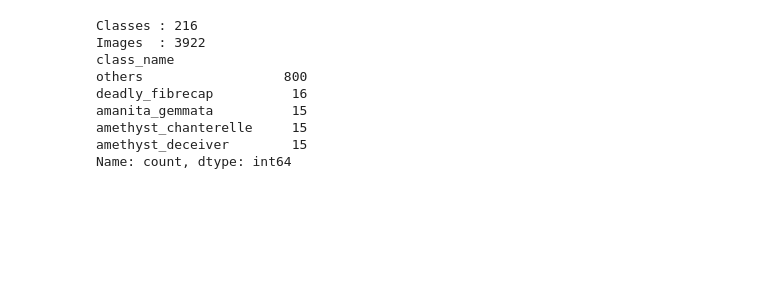
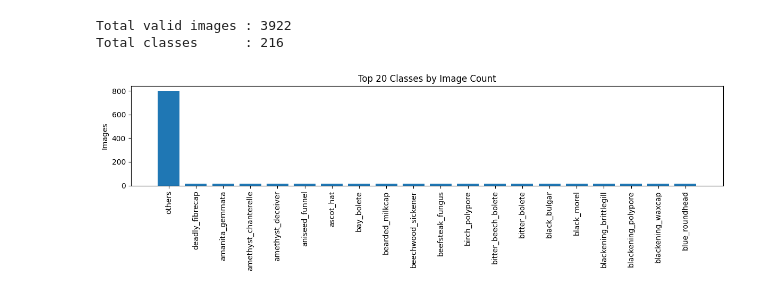
Before and after one commit to abrahamjerson/Mushroom-Classifier-Wep-App, a Jupyter notebook: model.ipynb, the cells around one changed output. Drawn from its saved outputs; the diff is of its cells as text; code cells hidden in the pictures; blank space fills up the shorter version.

```diff
--- a/model.ipynb
+++ b/model.ipynb
@@ -72,39 +120,60 @@ Device: cpu
 # %%
-#Dataset check
+# Verify dataset
 
 VALID_EXTENSIONS = {".jpg", ".jpeg", ".png", ".bmp", ".webp"}
 
+def is_valid_image(path):
+    try:
+        with Image.open(path) as img:
+            img.verify()
+        with Image.open(path) as img:
+            img.convert("RGB")
+        return True
+    except (UnidentifiedImageError, OSError, ValueError):
+        return False
+
 records = []
 
-class_folders = sorted([p for p in IMAGES_DIR.iterdir() if p.is_dir()])
+class_dirs = sorted([p for p in IMAGES_DIR.iterdir() if p.is_dir()])
 
-for class_dir in class_folders:
+for class_dir in class_dirs:
     class_name = class_dir.name
     for file_path in class_dir.rglob("*"):
         if file_path.is_file() and file_path.suffix.lower() in VALID_EXTENSIONS:
-            records.append({
-                "filepath": str(file_path),
-                "class_name": class_name
-            })
+            if is_valid_image(file_path):
+                records.append({
+                    "filepath": str(file_path),
+                    "class_name": class_name
+                })
 
 df = pd.DataFrame(records)
 
 class_names = sorted(df["class_name"].unique())
-class_to_idx = {c: i for i, c in enumerate(class_names)}
-idx_to_class = {i: c for c, i in class_to_idx.items()}
+class_to_idx = {cls_name: idx for idx, cls_name in enumerate(class_names)}
+idx_to_class = {idx: cls_name for cls_name, idx in class_to_idx.items()}
 
 df["label"] = df["class_name"].map(class_to_idx)
 
-print("Classes :", len(class_names))
-print("Images  :", len(df))
-print(df["class_name"].value_counts().head())
+class_count_df = (
+    df["class_name"]
+    .value_counts()
+    .rename_axis("class_name")
+    .reset_index(name="count")
+    .sort_values("count", ascending=False)
+    .reset_index(drop=True)
+)
+
+print(f"Total valid images : {len(df)}")
+print(f"Total classes      : {len(class_names)}")
+
+plt.figure(figsize=(12, 4))
+plt.bar(class_count_df["class_name"].head(20), class_count_df["count"].head(20))
+plt.xticks(rotation=90)
+plt.title("Top 20 Classes by Image Count")
+plt.ylabel("Images")
+plt.tight_layout()
+plt.show()
 # %% [output]
-Classes : 216
-Images  : 3922
-class_name
-others                  800
-deadly_fibrecap          16
-amanita_gemmata          15
-amethyst_chanterelle     15
-amethyst_deceiver        15
-Name: count, dtype: int64
+Total valid images : 3922
+Total classes      : 216
+[figure, added]
```
Also changed, not shown: parts of 17 cells of this notebook, 14 other files.
